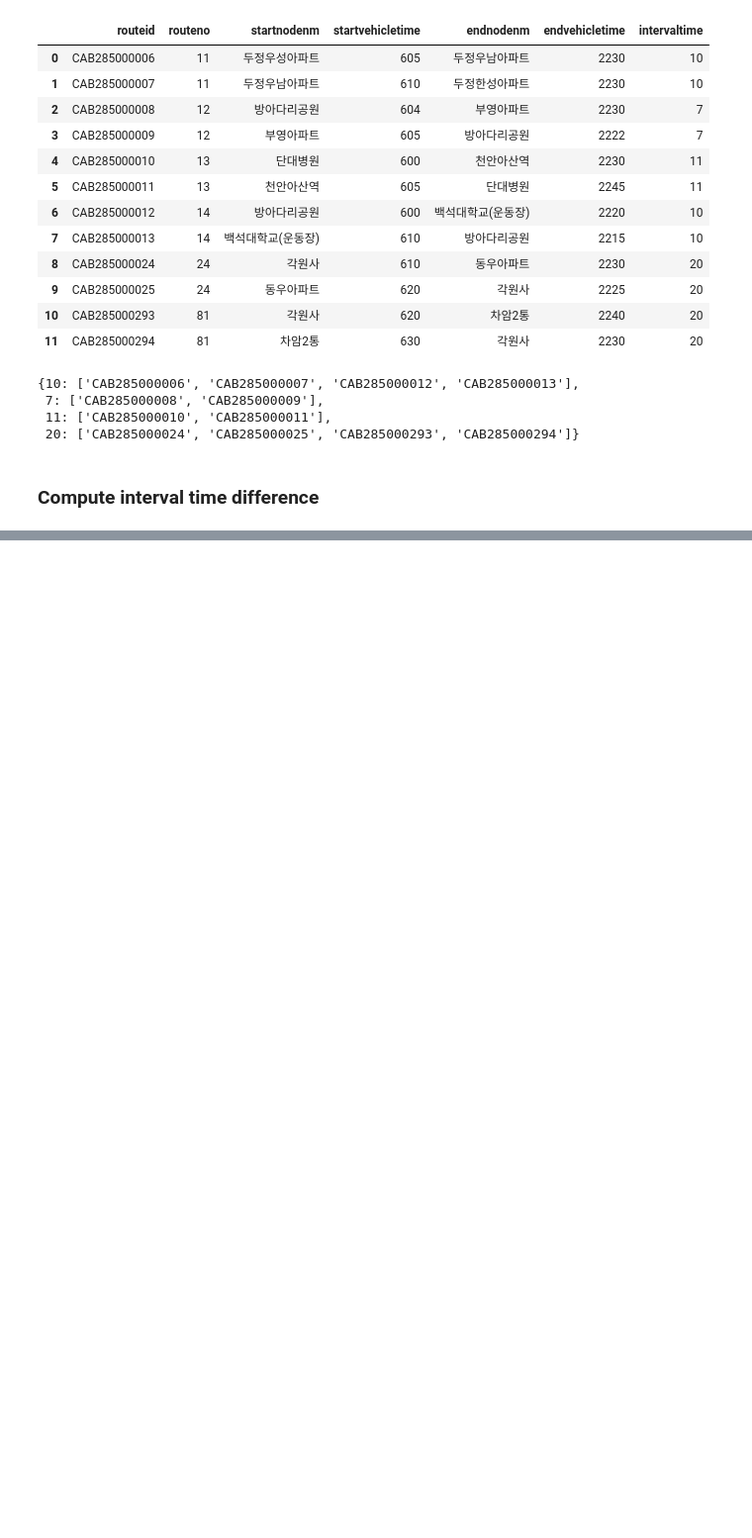
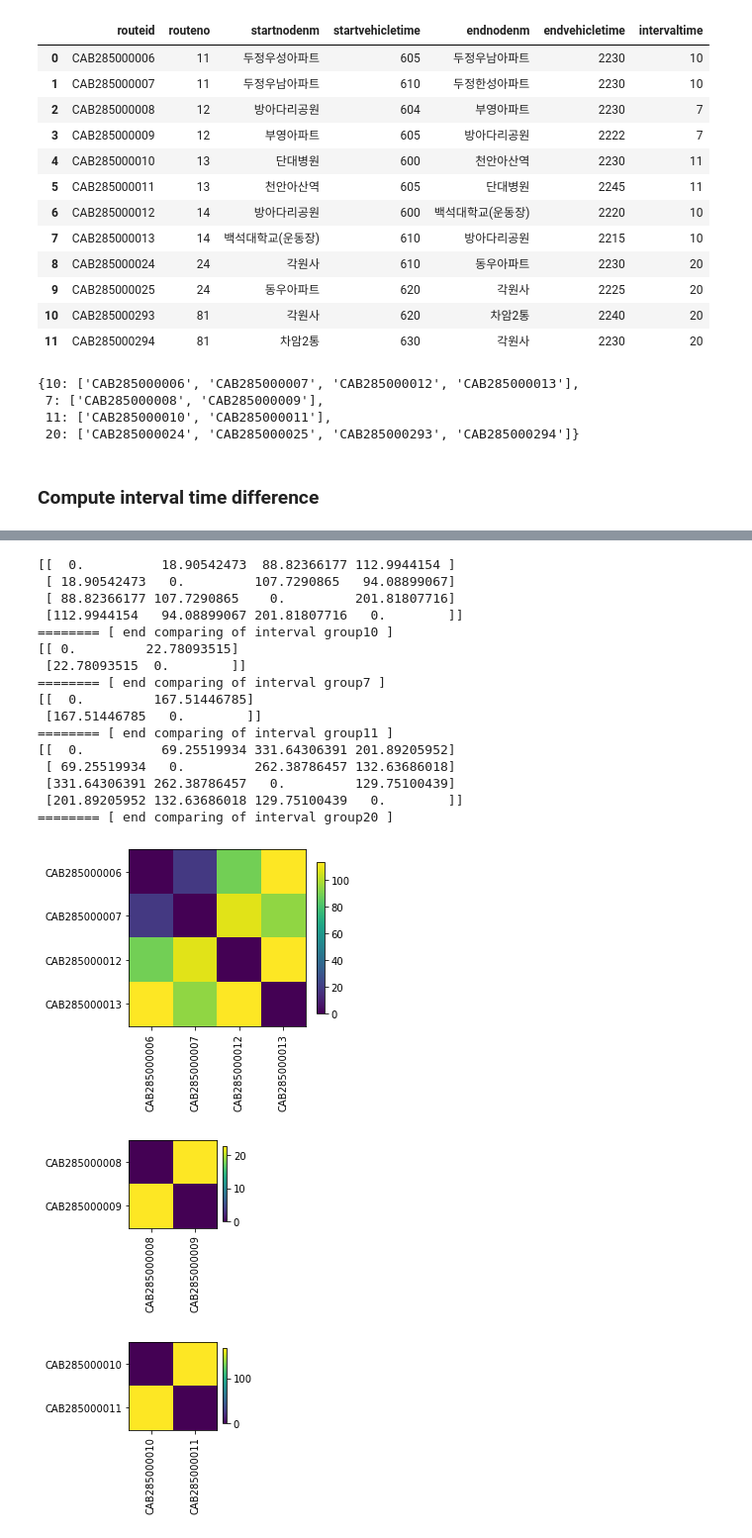
Before and after one commit to jwo29/Sangmyung-BigData-Team-unnamed, a Jupyter notebook: code/analyze_bus_interval_difference.ipynb, the cells around one changed output, grey strips where cells are left out. Shown: that part at 99% size. Saved outputs shown, nothing was run; the diff lists cells and outputs as text; code cells hidden in the pictures; blank space fills up the shorter version.

Commit message:
code for getting bus interval time difference
between buses with the same specific interval time

```diff
--- a/code/analyze_bus_interval_difference.ipynb
+++ b/code/analyze_bus_interval_difference.ipynb
@@ -44,3 +44,6 @@ interval_aver_df
 | 1 | 805.548000 | 779.141994 | 518.970266 | 526.023451 | 591.745342 | 778.535088 | 859.224299 | ... |
 | 2 | 779.909814 | 732.805215 | 560.141946 | 560.023256 | 716.148073 | 814.033333 | 905.069799 | ... |
 | 3 | 798.473856 | 830.686025 | 606.470135 | 687.753479 | 671.830688 | 964.053191 | 915.948357 | ... |
+# %%
+total_interval_aver = interval_aver_df.mean()
+total_interval_aver
@@ -47,30 +65,49 @@ interval_aver_df
 # %%
 for interval_time, bus_list in route_group_by_interval_time.items():
-    group_interval_tim = list()
+    group_interval_time = list()
+
     for i in range(len(bus_list)):
-        group_path_sim.append(list())
-        curr_bus_node_ids_str = node_id_df.loc[i, 'node_ids'] # extract node_ids from node_id_df
-        curr_bus_node_ids = curr_bus_node_ids_str[1:-1].replace("'", "").split(', ') # str -> str arrary
+        group_interval_time.append(list())
+        curr_bus_interval_aver = total_interval_aver[bus_list[i]]
 
         for j in range(len(bus_list)):
-            comp_bus_node_ids_str = node_id_df.loc[j, 'node_ids'] # extract node_ids from node_id_df
-            comp_bus_node_ids = comp_bus_node_ids_str[1:-1].replace("'", "").split(', ') # str -> str arrary
+            comp_bus_interval_aver = total_interval_aver[bus_list[j]]
 
-            # Compute path similarity
-            path_sim = jaccard_sim(curr_bus_node_ids, comp_bus_node_ids)
-            group_path_sim[i].append(path_sim)
+            # Compute interval difference between bus_list[i] and bus_list[j]
+            time_difference = abs(curr_bus_interval_aver - comp_bus_interval_aver)
+            group_interval_time[i].append(time_difference)
 
     # Draw graph
-    group_path_sim_T = np.transpose(group_path_sim) # temp = group_path_sim.T
-    print(group_path_sim_T)
+    group_interval_time_T = np.transpose(group_interval_time) # group_interval_teim_T = group_interval_time.T
+    print(group_interval_time_T)
 
     fig = plt.figure(figsize=[len(bus_list), len(bus_list)])
-    plt.imshow(group_path_sim_T, interpolation='none', vmin=0, vmax=0.3)
+    plt.imshow(group_interval_time_T, interpolation='none', vmin=0, vmax=max(group_interval_time_T[0]))
     plt.colorbar(shrink=0.7)
     plt.xticks(range(len(bus_list)), bus_list, rotation=90, ha='center')
     plt.yticks(range(len(bus_list)), bus_list)
 
     # save graph
-    plt.savefig('../image/path_similarity_interval_'+str(interval_time)+'.png')
+    plt.savefig('../image/interval_diff_interval_'+str(interval_time)+'.png')
 
     print('======== [ end comparing of interval group{} ]'.format(interval_time))
+# %% [output]
+[[  0.          18.90542473  88.82366177 112.9944154 ]
+ [ 18.90542473   0.         107.7290865   94.08899067]
+ [ 88.82366177 107.7290865    0.         201.81807716]
+ [112.9944154   94.08899067 201.81807716   0.        ]]
+======== [ end comparing of interval group10 ]
+[[ 0.         22.78093515]
+ [22.78093515  0.        ]]
+======== [ end comparing of interval group7 ]
+[[  0.         167.51446785]
+ [167.51446785   0.        ]]
+======== [ end comparing of interval group11 ]
+[[  0.          69.25519934 331.64306391 201.89205952]
+ [ 69.25519934   0.         262.38786457 132.63686018]
+ [331.64306391 262.38786457   0.         129.75100439]
+ [201.89205952 132.63686018 129.75100439   0.        ]]
+======== [ end comparing of interval group20 ]
+[figure, added]
+[figure, added]
+[figure, added]
```
Also changed, not shown: parts of 2 cells of this notebook.
